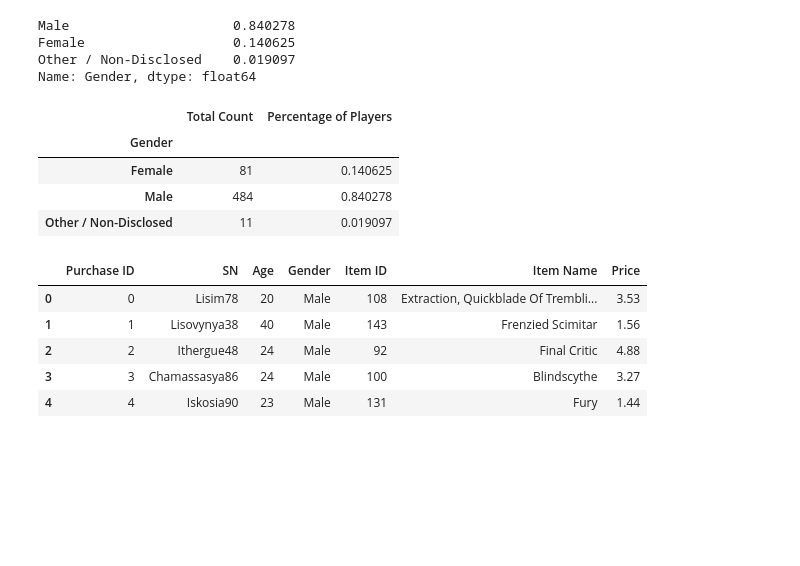
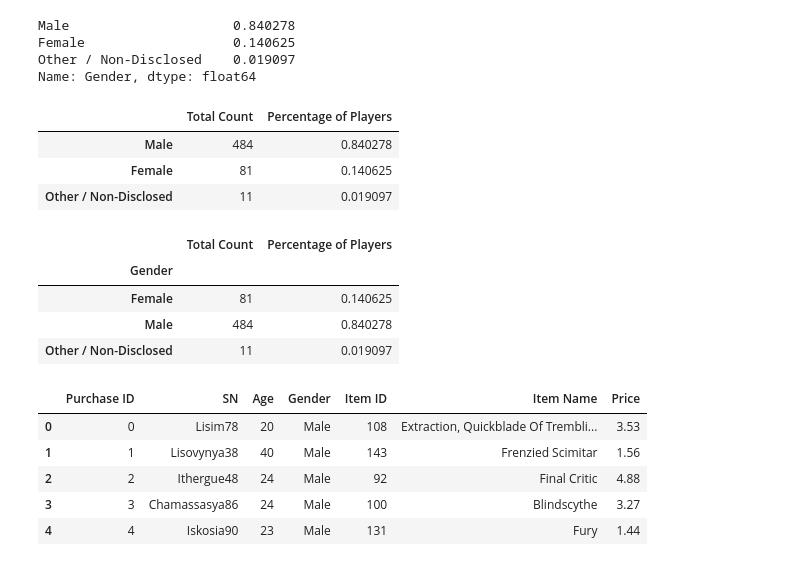
Before and after one commit to lopezmarco81/SMU_Data_1221_homework, a Jupyter notebook: 04 - Pandas/01 - Heroes_Of_Pymoli/01 - Heroes_Of_Pymoli - ML.ipynb, the cells around one changed output. Saved outputs shown, nothing was run; the diff lists cells and outputs as text; code cells hidden in the pictures; blank space fills up the shorter version.

```diff
--- a/04 - Pandas/01 - Heroes_Of_Pymoli/01 - Heroes_Of_Pymoli - ML.ipynb
+++ b/04 - Pandas/01 - Heroes_Of_Pymoli/01 - Heroes_Of_Pymoli - ML.ipynb
@@ -187,22 +200,39 @@ Female                   0.140625
 Other / Non-Disclosed    0.019097
 Name: Gender, dtype: float64
 # %%
+#Percentages
 #Creating two columns (Total Count and % of Players) by GroupBy of Gender
-#Note - order is different b/c it is alphabetized and not on Value Count
-plyr_cnt = plyrs.groupby("Gender").size()
-plyr_prcnt = plyrs.groupby("Gender").size()/len(plyrs)
+#Note - Order here is by numerical value and not alphabetize, which is why Male row is top of the list becuase it has the higher values.
+plyr_cnt = plyrs.Gender.value_counts()
+print()
+plyr_prcnt = plyrs.Gender.value_counts() / len(plyrs)
+print()
+# This is concatenating two series - Source: https://stackoverflow.com/a/18062521
+Smmry3 = pd.concat([plyr_cnt, plyr_prcnt], axis=1)
+Smmry3.columns = ["Total Count", 'Percentage of Players']
 
-# This is concatenating two series - Source: https://stackoverflow.com/a/18062521
-summ3 = pd.concat([plyr_cnt, plyr_prcnt], axis=1)
-summ3.columns = ["Total Count", 'Percentage of Players']
-
-summ3
+Smmry3
 # %% [output]
 |  | Total Count | Percentage of Players |
-| Gender |  |  |
+| Male | 484 | 0.840278 |
 | Female | 81 | 0.140625 |
-| Male | 484 | 0.840278 |
 | Other / Non-Disclosed | 11 | 0.019097 |
+# %%
+#Percentages
+##Note - Order here is different b/c it is alphabetized and not on Value Count, which is Female is top of
+plyr_cnt = plyrs.groupby("Gender").size()
+plyr_prcnt = plyrs.groupby("Gender").size() / len(plyrs)
+
+Smmry3 = pd.concat([plyr_cnt, plyr_prcnt], axis=1)
+Smmry3.columns = ["Total Count", 'Percentage of Players']
+
+Smmry3
+# %% [output]
+|  | Total Count | Percentage of Players |
+| Gender |  |  |
+| Female | 81 | 0.140625 |
+| Male | 484 | 0.840278 |
+| Other / Non-Disclosed | 11 | 0.019097 |
 # %%
 df.head()
 # %% [output]
```
Also changed, not shown: parts of 32 cells of this notebook, 5 other files.
